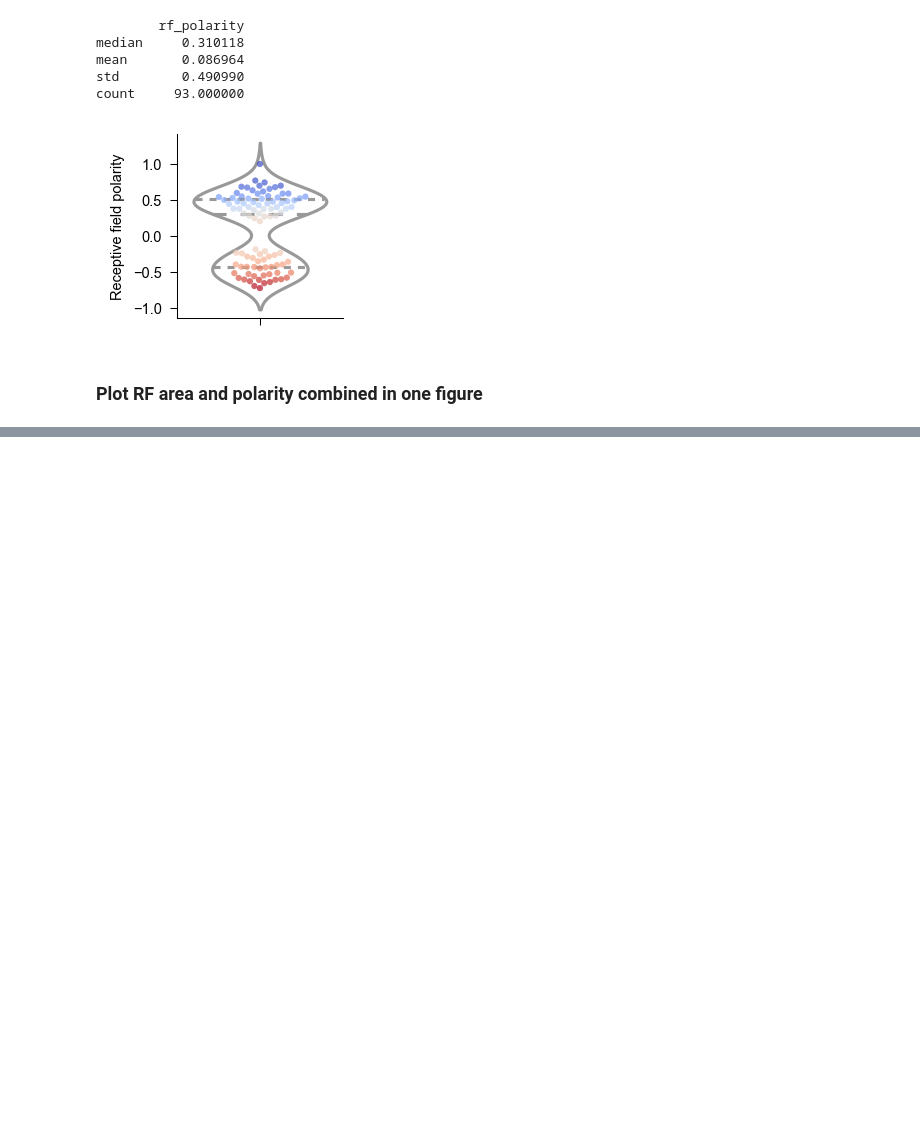
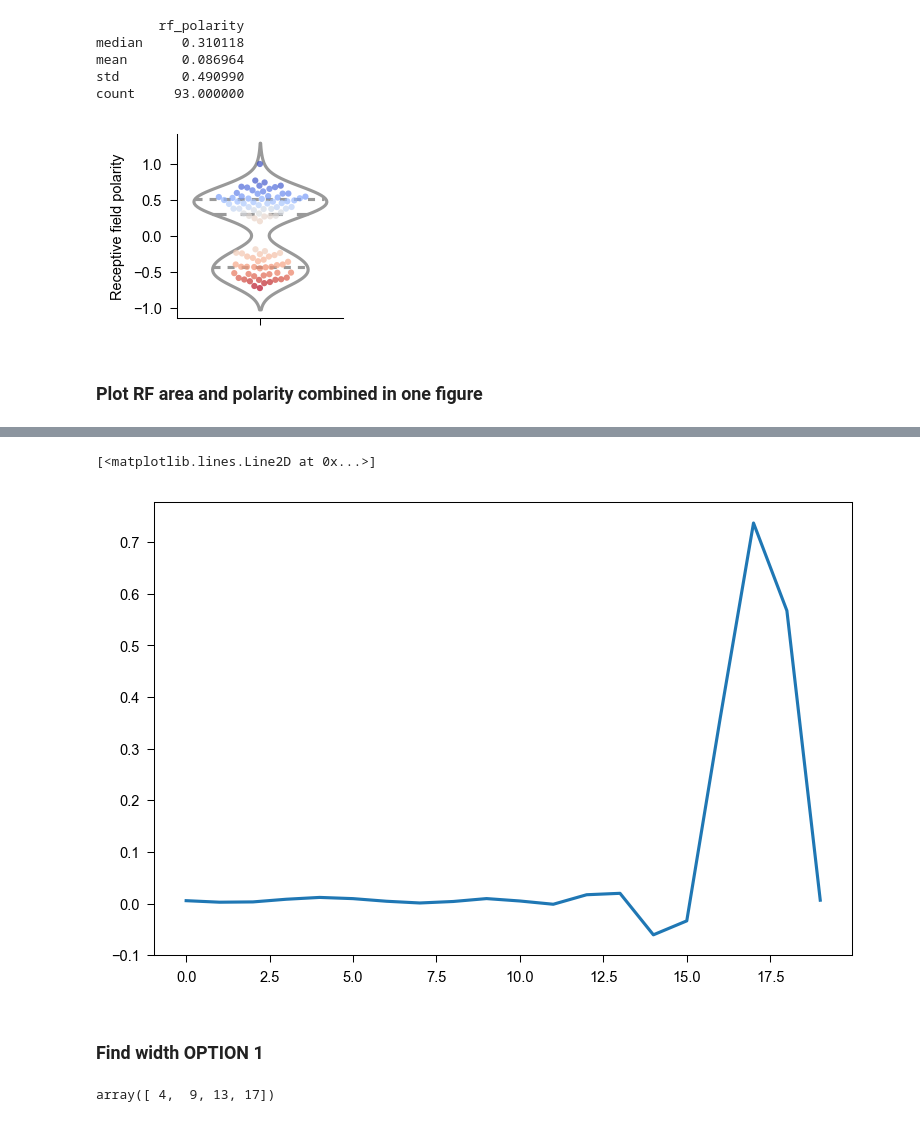
Before and after one commit to yannikbauer/hollymov_code, a Jupyter notebook: hmov_code/fig_model_population/plot_model_population.ipynb, the cells around one changed output, grey strips where cells are left out. Cells and saved outputs as stored; diff of their text form; code cells hidden in the pictures; blank space fills up the shorter version.

```diff
--- a/hmov_code/fig_model_population/plot_model_population.ipynb
+++ b/hmov_code/fig_model_population/plot_model_population.ipynb
@@ -529,0 +563,9 @@ count     93.000000
+# %%
+# Apply get_strf_comps() to all models, returning only tRFs (2nd arg)
+df['tRF'] = df['spl_w_opt'].apply(lambda x: get_strf_comps(x)[1])  # lambda allows to select fn return arg by idx
+plt.plot(df.iloc[2].tRF)
+# %% [output]
+[<matplotlib.lines.Line2D at 0x...>]
+[figure, added]
+# %% [markdown]
+### Find width OPTION 1
@@ -529,0 +579,4 @@ count     93.000000
+# %%
+peaks
+# %% [output]
+array([ 4,  9, 13, 17])
```
Also changed, not shown: parts of 13 cells of this notebook, 2 other files.
